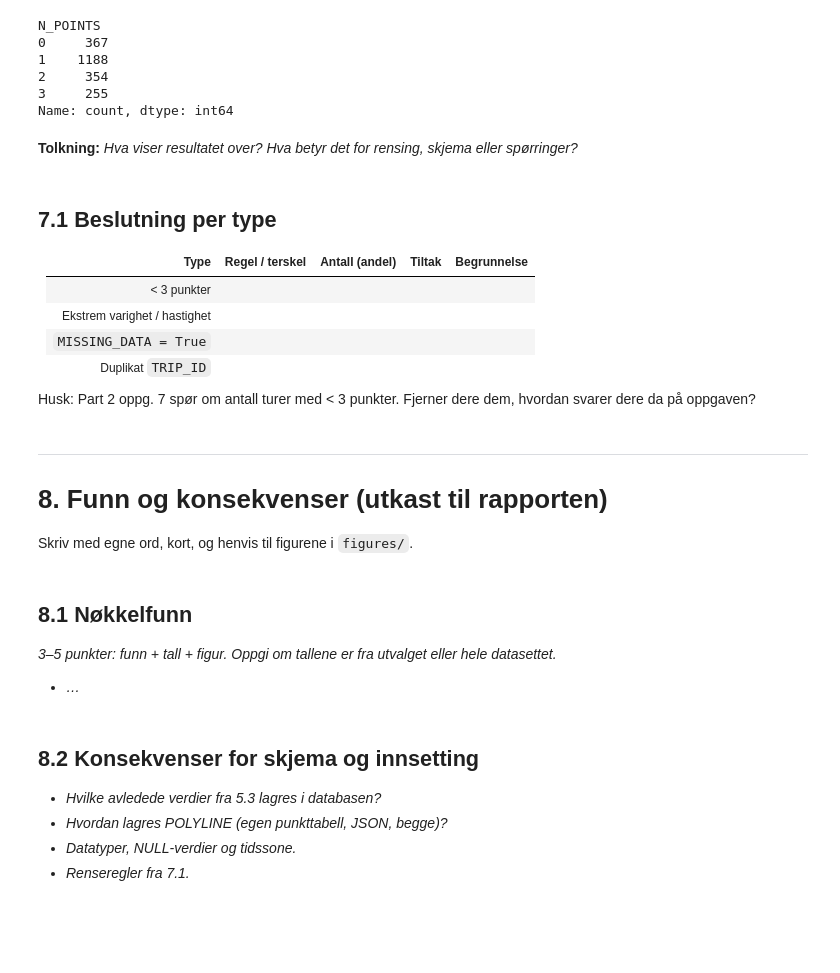
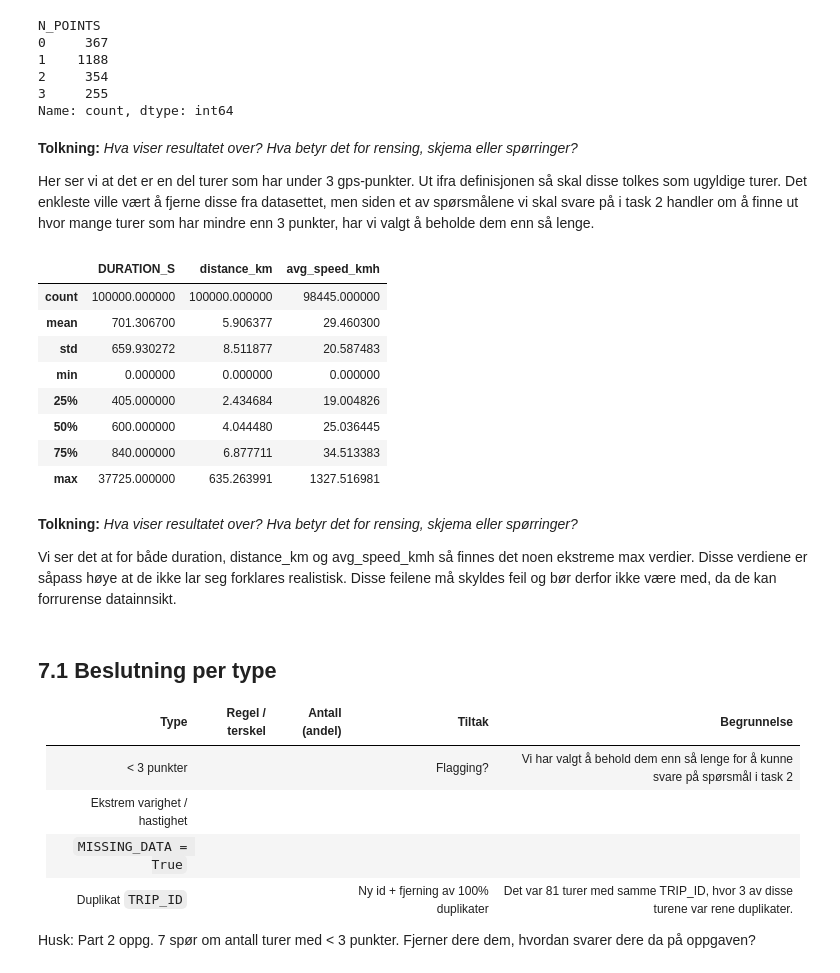
Before and after one commit to tahir1611/sdd-assingment2, a Jupyter notebook: eda.ipynb, the cells around one changed output. Drawn from its saved outputs; the diff is of its cells as text; code cells hidden in the pictures; blank space fills up the shorter version.

```diff
--- a/eda.ipynb
+++ b/eda.ipynb
@@ -490,31 +490,34 @@ N_POINTS
 2     354
 3     255
 Name: count, dtype: int64
-# %% [markdown]
-**Tolkning:** _Hva viser resultatet over? Hva betyr det for rensing, skjema eller spørringer?_
+# %% [markdown]
+**Tolkning:** _Hva viser resultatet over? Hva betyr det for rensing, skjema eller spørringer?_
+
+Her ser vi at det er en del turer som har under 3 gps-punkter. Ut ifra definisjonen så skal disse tolkes som ugyldige turer. Det enkleste ville vært å fjerne disse fra datasettet, men siden et av spørsmålene vi skal svare på i task 2 handler om å finne ut hvor mange turer som har mindre enn 3 punkter, har vi valgt å beholde dem enn så lenge.
+# %%
+df[["DURATION_S", "distance_km", "avg_speed_kmh"]].describe()
+# %% [output]
+|  | DURATION_S | distance_km | avg_speed_kmh |
+| count | 100000.000000 | 100000.000000 | 98445.000000 |
+| mean | 701.306700 | 5.906377 | 29.460300 |
+| std | 659.930272 | 8.511877 | 20.587483 |
+| min | 0.000000 | 0.000000 | 0.000000 |
+| 25% | 405.000000 | 2.434684 | 19.004826 |
+| 50% | 600.000000 | 4.044480 | 25.036445 |
+| 75% | 840.000000 | 6.877711 | 34.513383 |
+| max | 37725.000000 | 635.263991 | 1327.516981 |
+# %% [markdown]
+**Tolkning:** _Hva viser resultatet over? Hva betyr det for rensing, skjema eller spørringer?_
+
+Vi ser det at for både duration, distance_km og avg_speed_kmh så finnes det noen ekstreme max verdier. Disse verdiene er såpass høye at de ikke lar seg forklares realistisk. Disse feilene må skyldes feil og bør derfor ikke være med, da de kan forrurense datainnsikt.
 # %% [markdown]
 ## 7.1 Beslutning per type
 
 | Type | Regel / terskel | Antall (andel) | Tiltak | Begrunnelse |
 |---|---|---|---|---|
-| < 3 punkter | | | | |
+| < 3 punkter | | |Flagging? |Vi har valgt å behold dem enn så lenge for å kunne svare på spørsmål i task 2 |
 | Ekstrem varighet / hastighet | | | | |
 | `MISSING_DATA = True` | | | | |
-| Duplikat `TRIP_ID` | | | | |
+| Duplikat `TRIP_ID` | | |Ny id + fjerning av 100% duplikater |Det var 81 turer med samme TRIP_ID, hvor 3 av disse turene var rene duplikater.  |
 
 Husk: Part 2 oppg. 7 spør om antall turer med < 3 punkter. Fjerner dere dem, hvordan svarer dere da på oppgaven?
-# %% [markdown]
----
-# 8. Funn og konsekvenser (utkast til rapporten)
-Skriv med egne ord, kort, og henvis til figurene i `figures/`.
-# %% [markdown]
-## 8.1 Nøkkelfunn
-_3–5 punkter: funn + tall + figur. Oppgi om tallene er fra utvalget eller hele datasettet._
-
-- _…_
-# %% [markdown]
-## 8.2 Konsekvenser for skjema og innsetting
-- _Hvilke avledede verdier fra 5.3 lagres i databasen?_
-- _Hvordan lagres POLYLINE (egen punkttabell, JSON, begge)?_
-- _Datatyper, NULL-verdier og tidssone._
-- _Renseregler fra 7.1._
```
